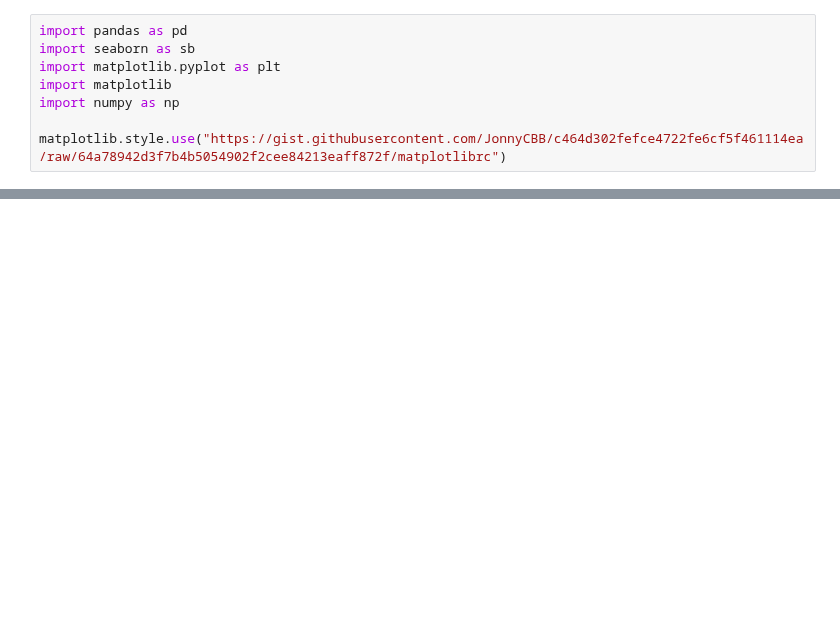
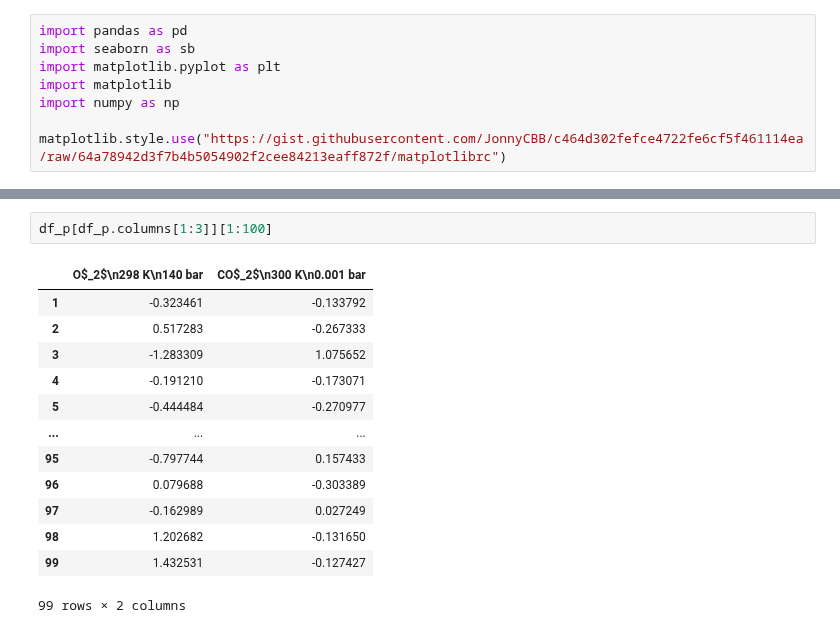
Before and after one commit to SimonEnsemble/material_recommendation_system, a Jupyter notebook: seaborn_stuff.ipynb, the cells around one changed output, grey strips where cells are left out. Drawn from its saved outputs; the diff is of its cells as text; blank space fills up the shorter version.

```diff
--- a/seaborn_stuff.ipynb
+++ b/seaborn_stuff.ipynb
@@ -114,3 +111,19 @@ df_p.head()
+# %%
+df_p[df_p.columns[1:3]][1:100]
+# %% [output]
+|  | O$_2$\n298 K\n140 bar | CO$_2$\n300 K\n0.001 bar |
+| 1 | -0.323461 | -0.133792 |
+| 2 | 0.517283 | -0.267333 |
+| 3 | -1.283309 | 1.075652 |
+| 4 | -0.191210 | -0.173071 |
+| 5 | -0.444484 | -0.270977 |
+| ... | ... | ... |
+| 95 | -0.797744 | 0.157433 |
+| 96 | 0.079688 | -0.303389 |
+| 97 | -0.162989 | 0.027249 |
+| 98 | 1.202682 | -0.131650 |
+| 99 | 1.432531 | -0.127427 |
+99 rows × 2 columns
 # %%
 # see here: https://stackoverflow.com/questions/65345377/proper-diagonal-y-axes-for-seaborn-pairplot
 def my_hist(x, label, color):
```
Also changed, not shown: parts of 15 cells of this notebook.
